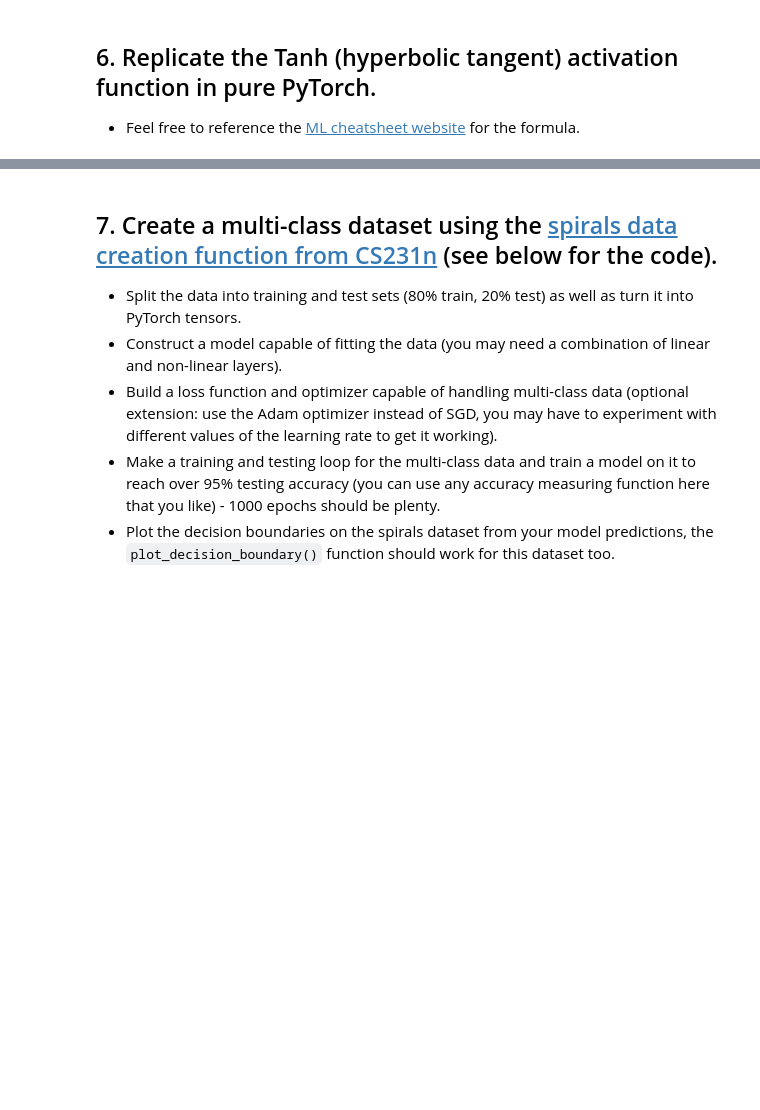
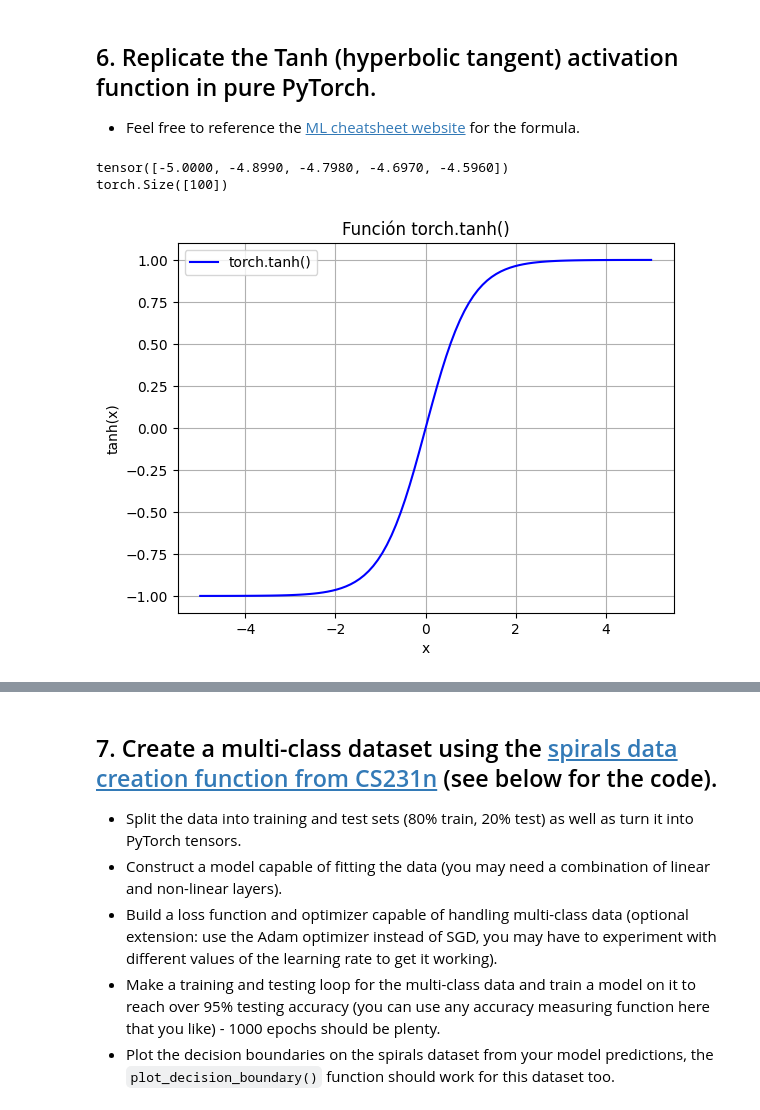
Before and after one commit to IveenNet/ColabPython, a Jupyter notebook: NeuralNetworksClassification.ipynb, the cells around one changed output, grey strips where cells are left out. Drawn from its saved outputs; the diff is of its cells as text; code cells hidden in the pictures; blank space fills up the shorter version.

```diff
--- a/NeuralNetworksClassification.ipynb
+++ b/NeuralNetworksClassification.ipynb
@@ -259,0 +390,26 @@ def plot_decision_boundary(model, X, y):
+# %%
+# Create a straight line tensor
+x = torch.linspace(-5, 5, steps=100)
+
+# Ver los primeros valores
+print(x[:5])
+print(x.shape)
+# %% [output]
+tensor([-5.0000, -4.8990, -4.7980, -4.6970, -4.5960])
+torch.Size([100])
+# %%
+# Test torch.tanh() on the tensor and plot it
+
+# Aplicar torch.tanh() al tensor x
+y_torch = torch.tanh(x)
+
+# Graficar
+plt.plot(x, y_torch, label="torch.tanh()", color="blue")
+plt.title("Función torch.tanh()")
+plt.xlabel("x")
+plt.ylabel("tanh(x)")
+plt.grid(True)
+plt.legend()
+plt.show()
+# %% [output]
+[figure, added]
```
Also changed, not shown: parts of 36 cells of this notebook.
